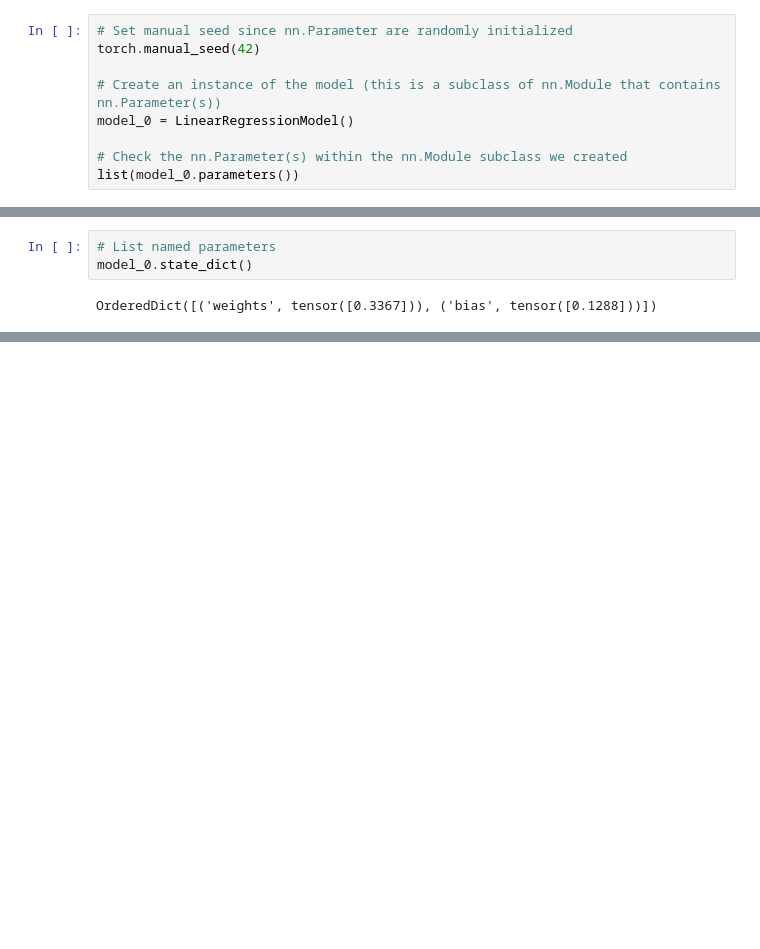
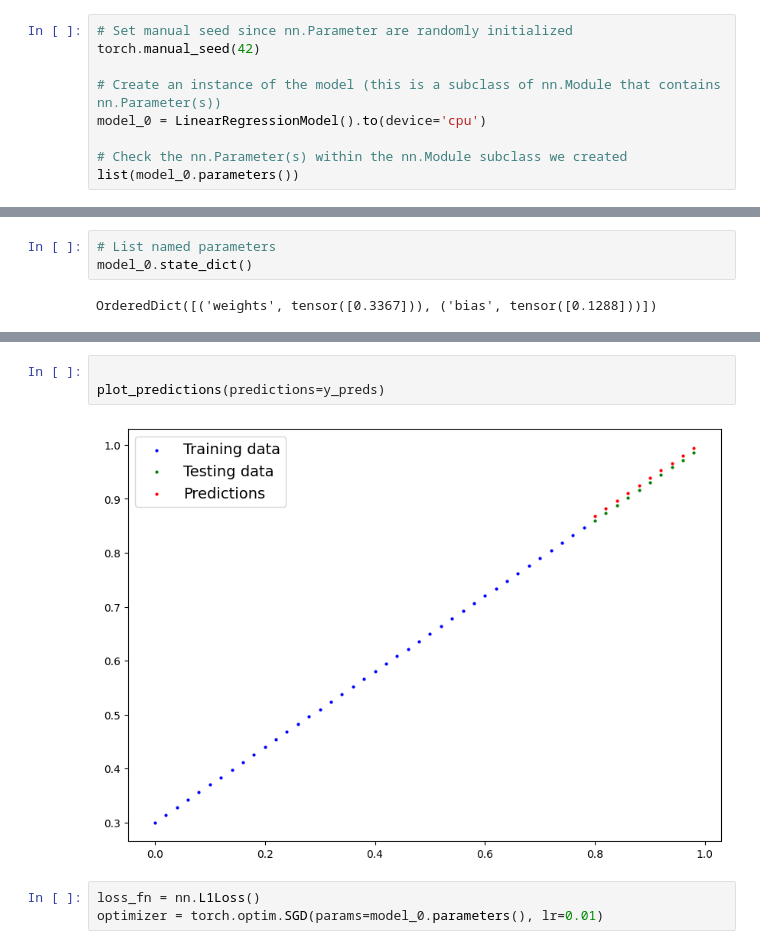
Before and after one commit to karoljarzabek0/learn_pytorch, a Jupyter notebook: 1_lesson.ipynb, the cells around one changed output, grey strips where cells are left out. Saved outputs shown, nothing was run; the diff lists cells and outputs as text; blank space fills up the shorter version.

```diff
--- a/1_lesson.ipynb
+++ b/1_lesson.ipynb
@@ -100,7 +99,7 @@ class LinearRegressionModel(nn.Module):
 torch.manual_seed(42)
 
 # Create an instance of the model (this is a subclass of nn.Module that contains nn.Parameter(s))
-model_0 = LinearRegressionModel()
+model_0 = LinearRegressionModel().to(device='cpu')
 
 # Check the nn.Parameter(s) within the nn.Module subclass we created
 list(model_0.parameters())
@@ -121,0 +138,8 @@ NotImplementedError: Module [LinearRegressionModel] is missing the required "for
+# %%
+
+plot_predictions(predictions=y_preds)
+# %% [output]
+[figure, added]
+# %%
+loss_fn = nn.L1Loss()
+optimizer = torch.optim.SGD(params=model_0.parameters(), lr=0.01)
```
Also changed, not shown: parts of 10 cells of this notebook, 1 other file.
